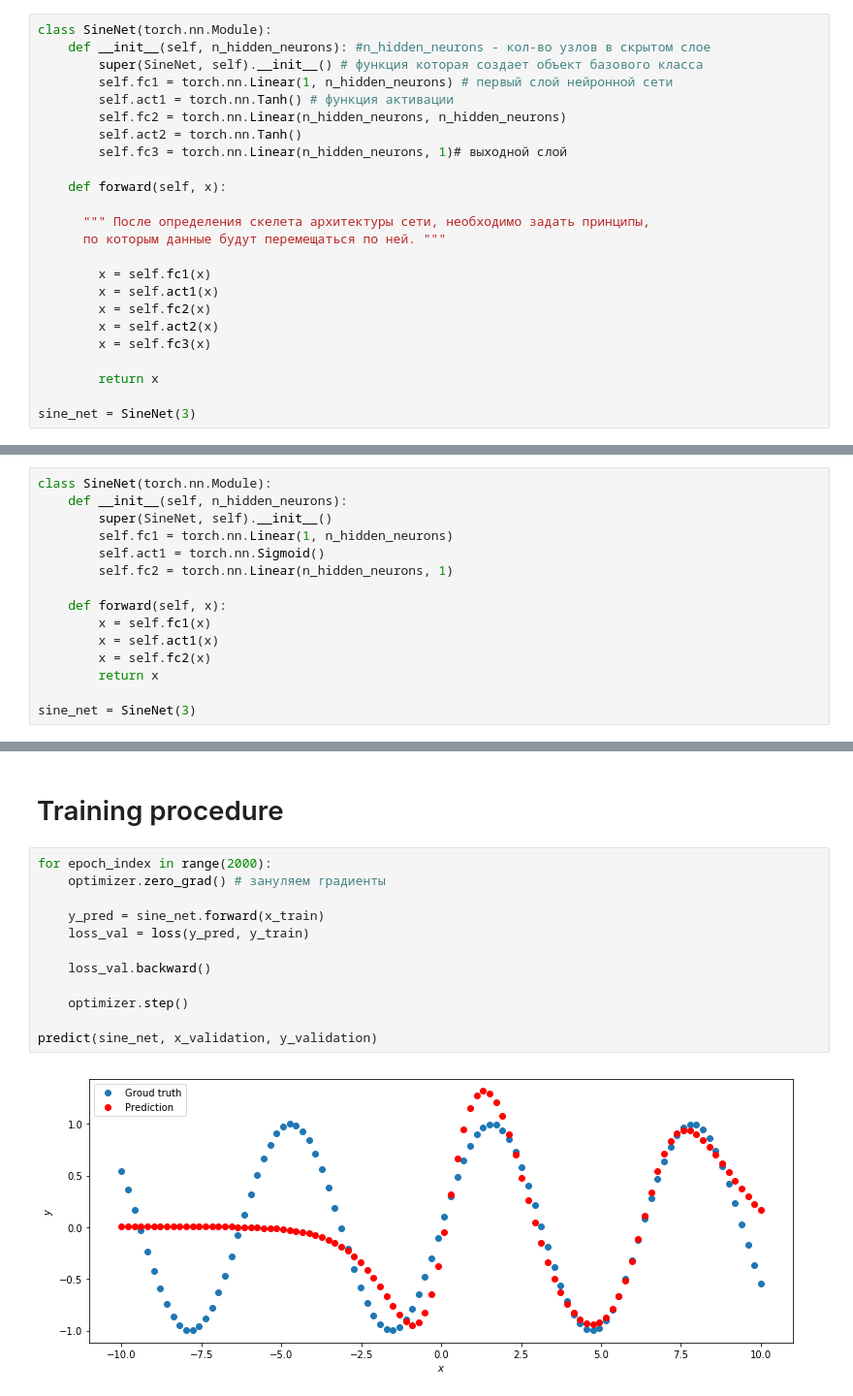
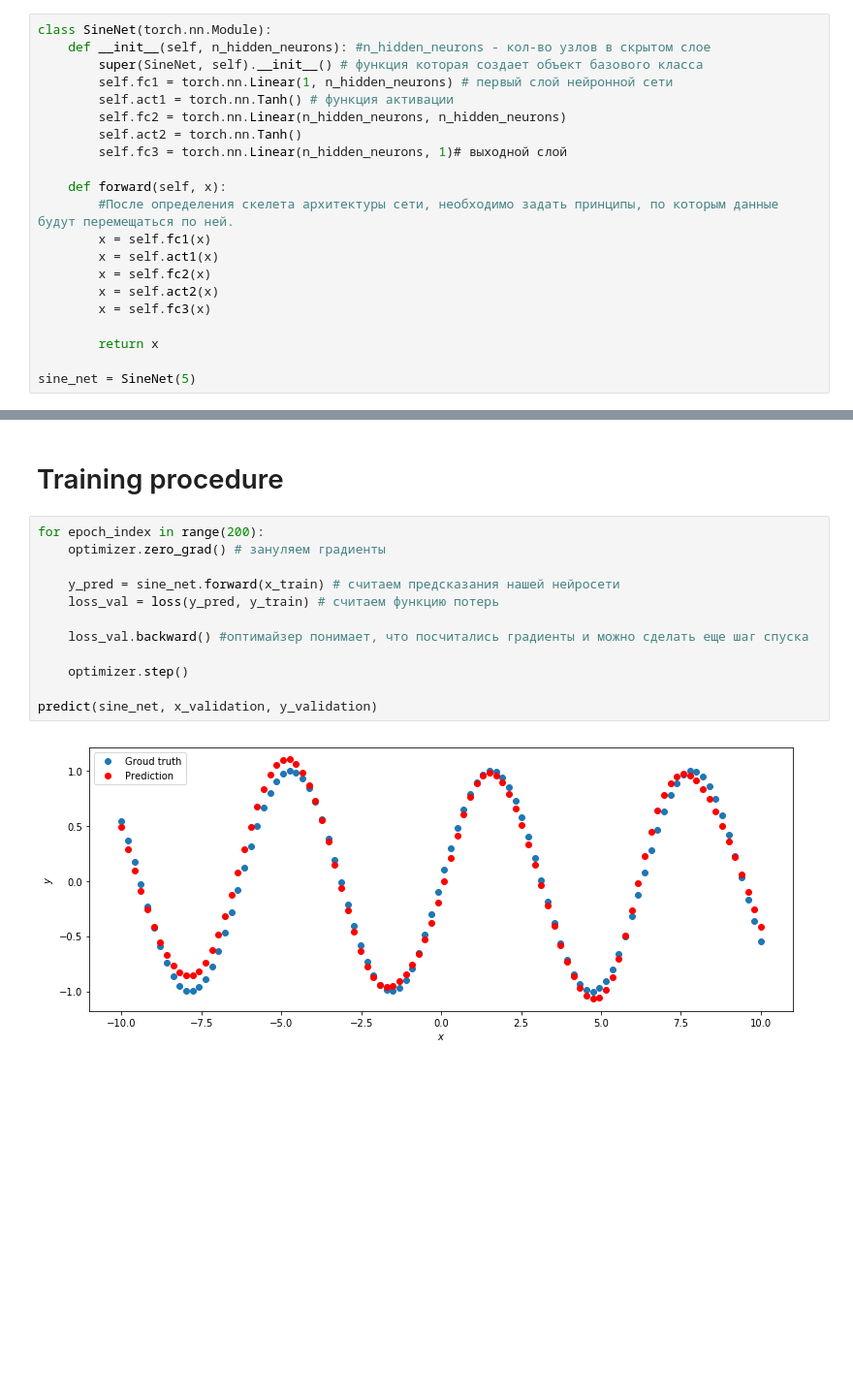
Before and after one commit to Simonov20/Neural_Networks_and_CV, a Jupyter notebook: module03_sin_prediction.ipynb, the cells around one changed output, grey strips where cells are left out. Shown at 97% size. Saved outputs shown, nothing was run; the diff lists cells and outputs as text; blank space fills up the shorter version.

```diff
--- a/module03_sin_prediction.ipynb
+++ b/module03_sin_prediction.ipynb
@@ -78,10 +78,7 @@ class SineNet(torch.nn.Module):
         self.fc3 = torch.nn.Linear(n_hidden_neurons, 1)# выходной слой
 
     def forward(self, x):
-
-      """ После определения скелета архитектуры сети, необходимо задать принципы,
-      по которым данные будут перемещаться по ней. """
-
+        #После определения скелета архитектуры сети, необходимо задать принципы, по которым данные будут перемещаться по ней.
         x = self.fc1(x)
         x = self.act1(x)
         x = self.fc2(x)
@@ -90,4 +87,4 @@ class SineNet(torch.nn.Module):
 
         return x
 
-sine_net = SineNet(3)
+sine_net = SineNet(5)
@@ -96,18 +91,3 @@ IndentationError: ignored
-# %%
-class SineNet(torch.nn.Module):
-    def __init__(self, n_hidden_neurons):
-        super(SineNet, self).__init__()
-        self.fc1 = torch.nn.Linear(1, n_hidden_neurons)
-        self.act1 = torch.nn.Sigmoid()
-        self.fc2 = torch.nn.Linear(n_hidden_neurons, 1)
-
-    def forward(self, x):
-        x = self.fc1(x)
-        x = self.act1(x)
-        x = self.fc2(x)
-        return x
-
-sine_net = SineNet(3)
 # %% [markdown]
 # Prediction
 # %%
@@ -137,16 +117,16 @@ def loss(pred, target):
 # %% [markdown]
 # Training procedure
 # %%
-for epoch_index in range(2000):
+for epoch_index in range(200):
     optimizer.zero_grad() # зануляем градиенты
 
-    y_pred = sine_net.forward(x_train)
-    loss_val = loss(y_pred, y_train)
+    y_pred = sine_net.forward(x_train) # считаем предсказания нашей нейросети
+    loss_val = loss(y_pred, y_train) # считаем функцию потерь
 
-    loss_val.backward()
+    loss_val.backward() #оптимайзер понимает, что посчитались градиенты и можно сделать еще шаг спуска
 
     optimizer.step()
 
 predict(sine_net, x_validation, y_validation)
 # %% [output]
-[figure, old version]
+[figure, new version]
```
Also changed, not shown: parts of 7 cells of this notebook.
